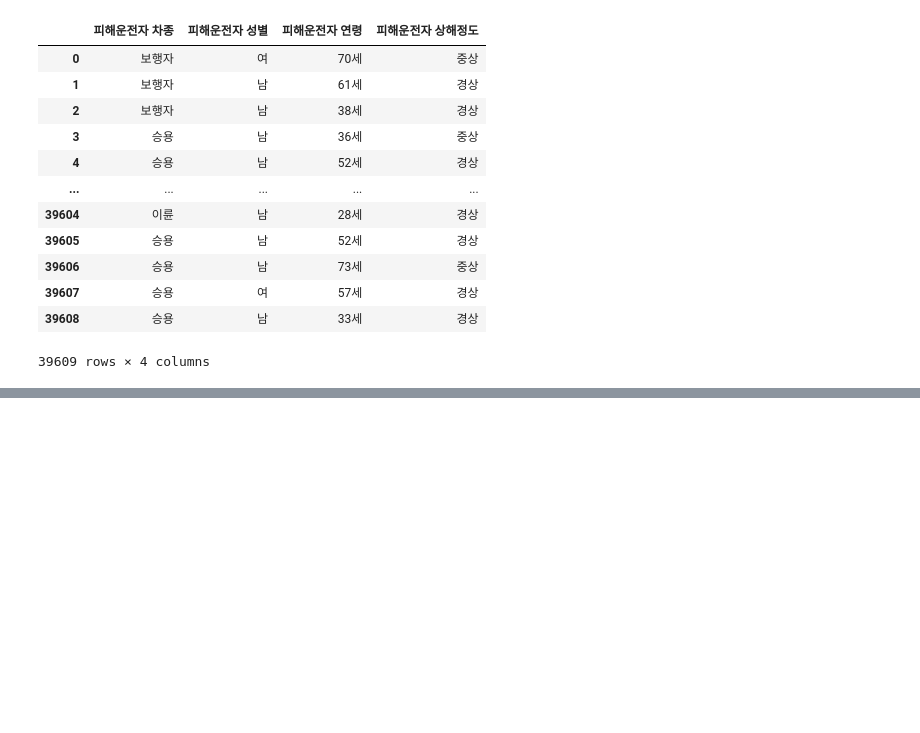
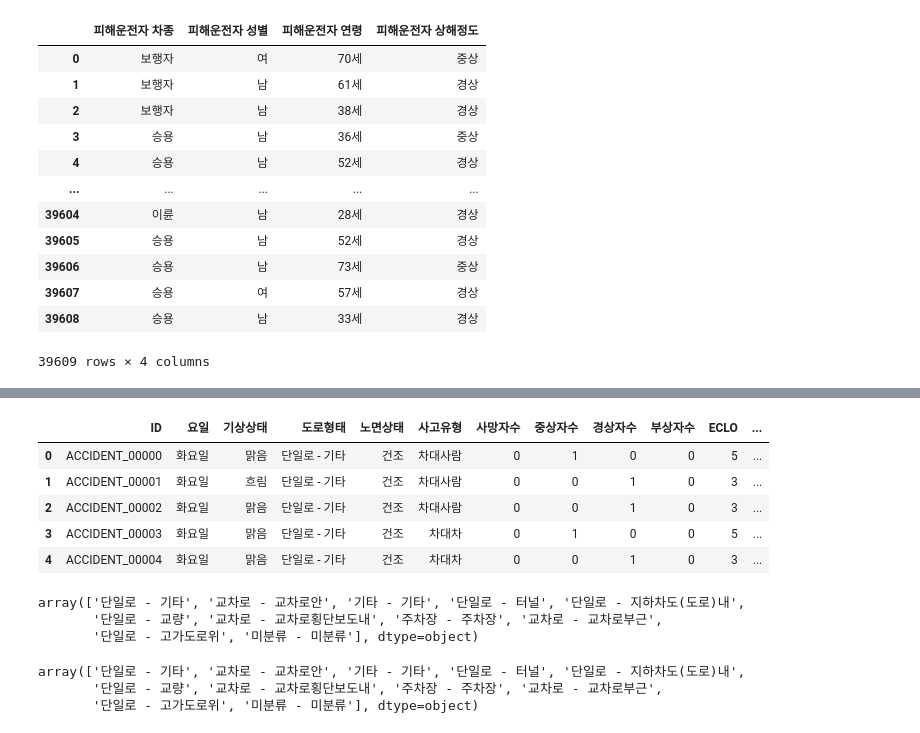
Before and after one commit to cmsk6405/practice, a Jupyter notebook: review/eda.ipynb, the cells around one changed output, grey strips where cells are left out. Drawn from its saved outputs; the diff is of its cells as text; code cells hidden in the pictures; blank space fills up the shorter version.

```diff
--- a/review/eda.ipynb
+++ b/review/eda.ipynb
@@ -111,0 +121,30 @@ df_train.head()
+# %%
+df_train['군'] = df_train['시군구'].str.split(' ').str[1]
+df_train['동'] = df_train['시군구'].str.split(' ').str[2]
+df_train.drop('시군구', axis=1, inplace=True)
+df_train.head()
+# %% [output]
+|  | ID | 요일 | 기상상태 | 도로형태 | 노면상태 | 사고유형 | 사망자수 | 중상자수 | 경상자수 | 부상자수 | ECLO | ... |
+| 0 | ACCIDENT_00000 | 화요일 | 맑음 | 단일로 - 기타 | 건조 | 차대사람 | 0 | 1 | 0 | 0 | 5 | ... |
+| 1 | ACCIDENT_00001 | 화요일 | 흐림 | 단일로 - 기타 | 건조 | 차대사람 | 0 | 0 | 1 | 0 | 3 | ... |
+| 2 | ACCIDENT_00002 | 화요일 | 맑음 | 단일로 - 기타 | 건조 | 차대사람 | 0 | 0 | 1 | 0 | 3 | ... |
+| 3 | ACCIDENT_00003 | 화요일 | 맑음 | 단일로 - 기타 | 건조 | 차대차 | 0 | 1 | 0 | 0 | 5 | ... |
+| 4 | ACCIDENT_00004 | 화요일 | 맑음 | 단일로 - 기타 | 건조 | 차대차 | 0 | 0 | 1 | 0 | 3 | ... |
+# %%
+df_train['도로형태'].unique()
+# %% [output]
+array(['단일로 - 기타', '교차로 - 교차로안', '기타 - 기타', '단일로 - 터널', '단일로 - 지하차도(도로)내',
+       '단일로 - 교량', '교차로 - 교차로횡단보도내', '주차장 - 주차장', '교차로 - 교차로부근',
+       '단일로 - 고가도로위', '미분류 - 미분류'], dtype=object)
+# %%
+from sklearn.preprocessing import LabelEncoder
+
+label_encoder = LabelEncoder()
+encoded_labels = label_encoder.fit_transform(df_train['도로형태'])
+# print("Original categories:", df_train['도로형태'])
+# print("Encoded labels:", encoded_labels)
+df_train['도로형태'].unique()
+# %% [output]
+array(['단일로 - 기타', '교차로 - 교차로안', '기타 - 기타', '단일로 - 터널', '단일로 - 지하차도(도로)내',
+       '단일로 - 교량', '교차로 - 교차로횡단보도내', '주차장 - 주차장', '교차로 - 교차로부근',
+       '단일로 - 고가도로위', '미분류 - 미분류'], dtype=object)
```
Also changed, not shown: parts of 16 cells of this notebook, 3 other files.
